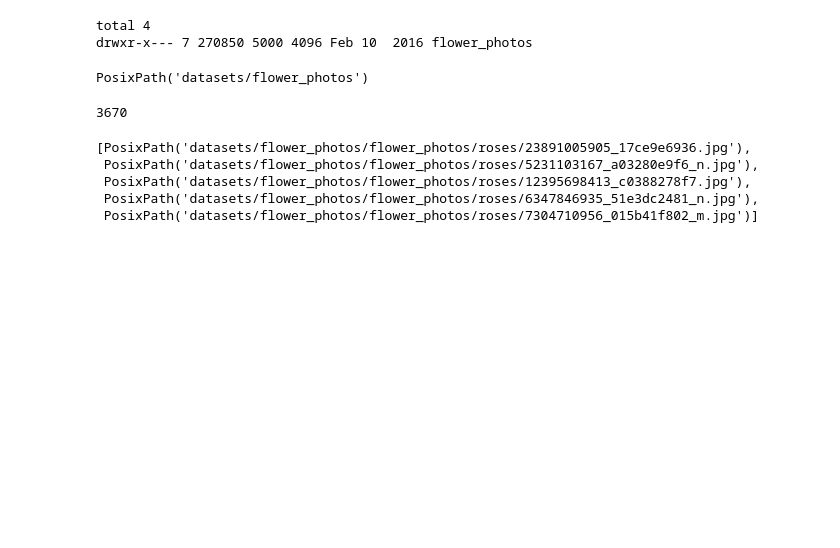
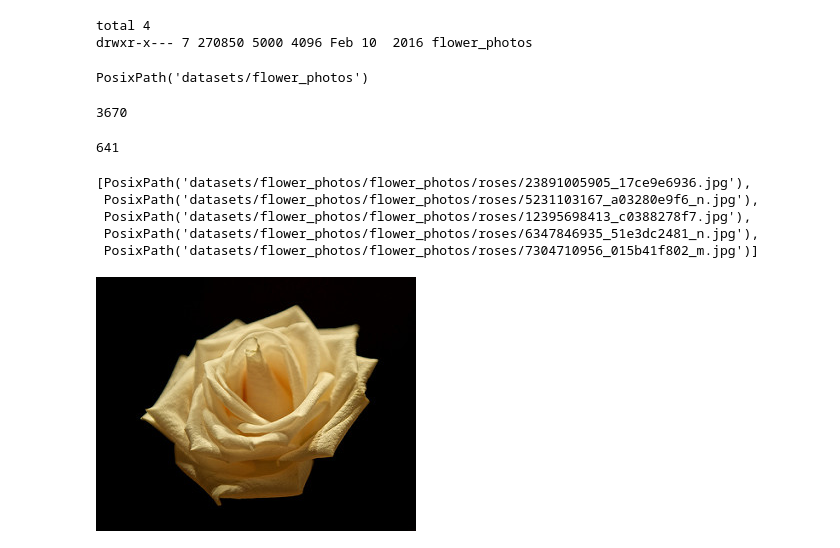
Before and after one commit to nickmirunsw/py-learning, a Jupyter notebook: tensorflow/tfnm.ipynb, the cells around one changed output. Saved outputs shown, nothing was run; the diff lists cells and outputs as text; code cells hidden in the pictures; blank space fills up the shorter version.

```diff
--- a/tensorflow/tfnm.ipynb
+++ b/tensorflow/tfnm.ipynb
@@ -2244,10 +2249,16 @@ image_count
 3670
 # %%
 roses = list(data_dir.glob('**/*roses/*'))
+print(len(roses))
 roses[:5]
 # %% [output]
-[PosixPath('datasets/flower_photos/flower_photos/roses/23891005905_17ce9e6936.jpg'),
- PosixPath('datasets/flower_photos/flower_photos/roses/5231103167_a03280e9f6_n.jpg'),
- PosixPath('datasets/flower_photos/flower_photos/roses/12395698413_c0388278f7.jpg'),
- PosixPath('datasets/flower_photos/flower_photos/roses/6347846935_51e3dc2481_n.jpg'),
- PosixPath('datasets/flower_photos/flower_photos/roses/7304710956_015b41f802_m.jpg')]
+641
+[PosixPath('datasets/flower_photos/flower_photos/roses/23891005905_17ce9e6936.jpg'),
+ PosixPath('datasets/flower_photos/flower_photos/roses/5231103167_a03280e9f6_n.jpg'),
+ PosixPath('datasets/flower_photos/flower_photos/roses/12395698413_c0388278f7.jpg'),
+ PosixPath('datasets/flower_photos/flower_photos/roses/6347846935_51e3dc2481_n.jpg'),
+ PosixPath('datasets/flower_photos/flower_photos/roses/7304710956_015b41f802_m.jpg')]
+# %%
+PIL.Image.open(roses[5])
+# %% [output]
+[figure, added]
```
Also changed, not shown: parts of 39 cells of this notebook.
